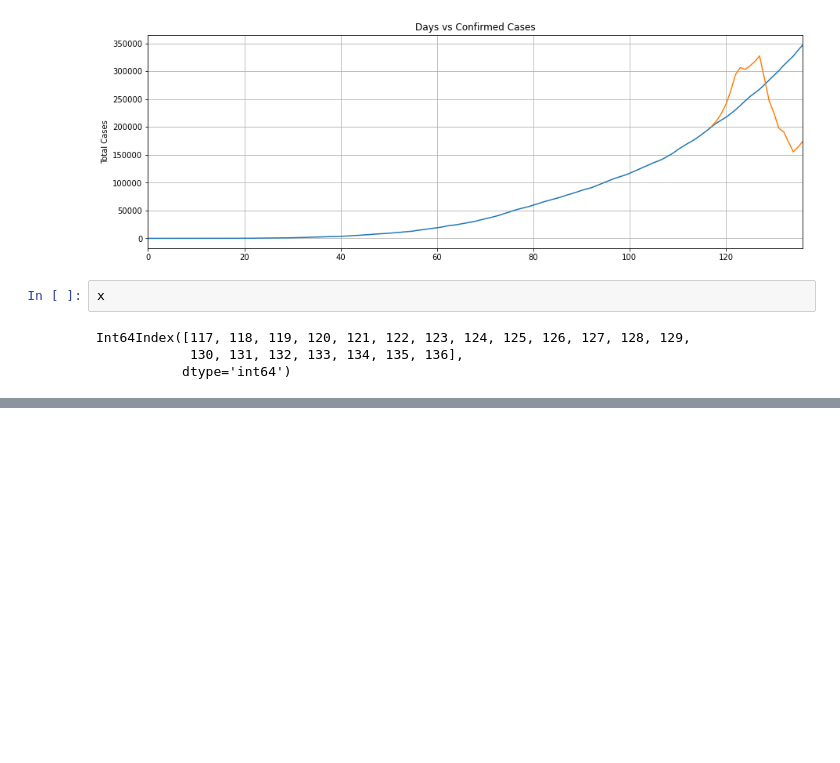
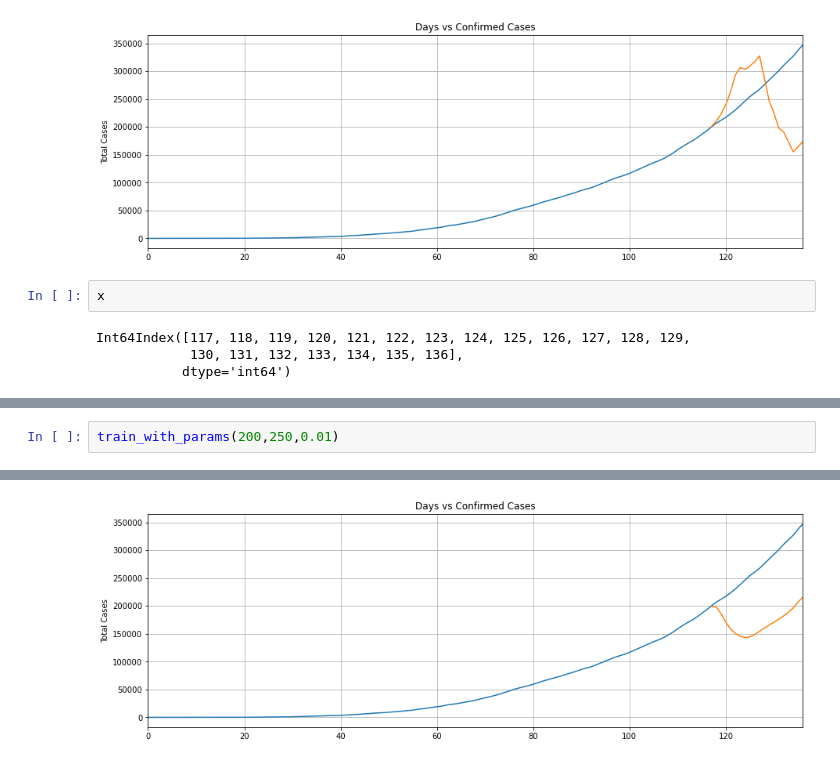
Before and after one commit to Thakur-Govind/C0VID19_Analysis_GT, a Jupyter notebook: Covid_19_India_Analysis_RNN.ipynb, the cells around one changed output, grey strips where cells are left out. Drawn from its saved outputs; the diff is of its cells as text; blank space fills up the shorter version.

```diff
--- a/Covid_19_India_Analysis_RNN.ipynb
+++ b/Covid_19_India_Analysis_RNN.ipynb
@@ -1675,0 +1784,3 @@ len(d)
+# %%
+train_with_params(200,250,0.01)
+# %% [output]
@@ -1675,0 +1807 @@ len(d)
+[figure, added]
```
Also changed, not shown: parts of 22 cells of this notebook.
